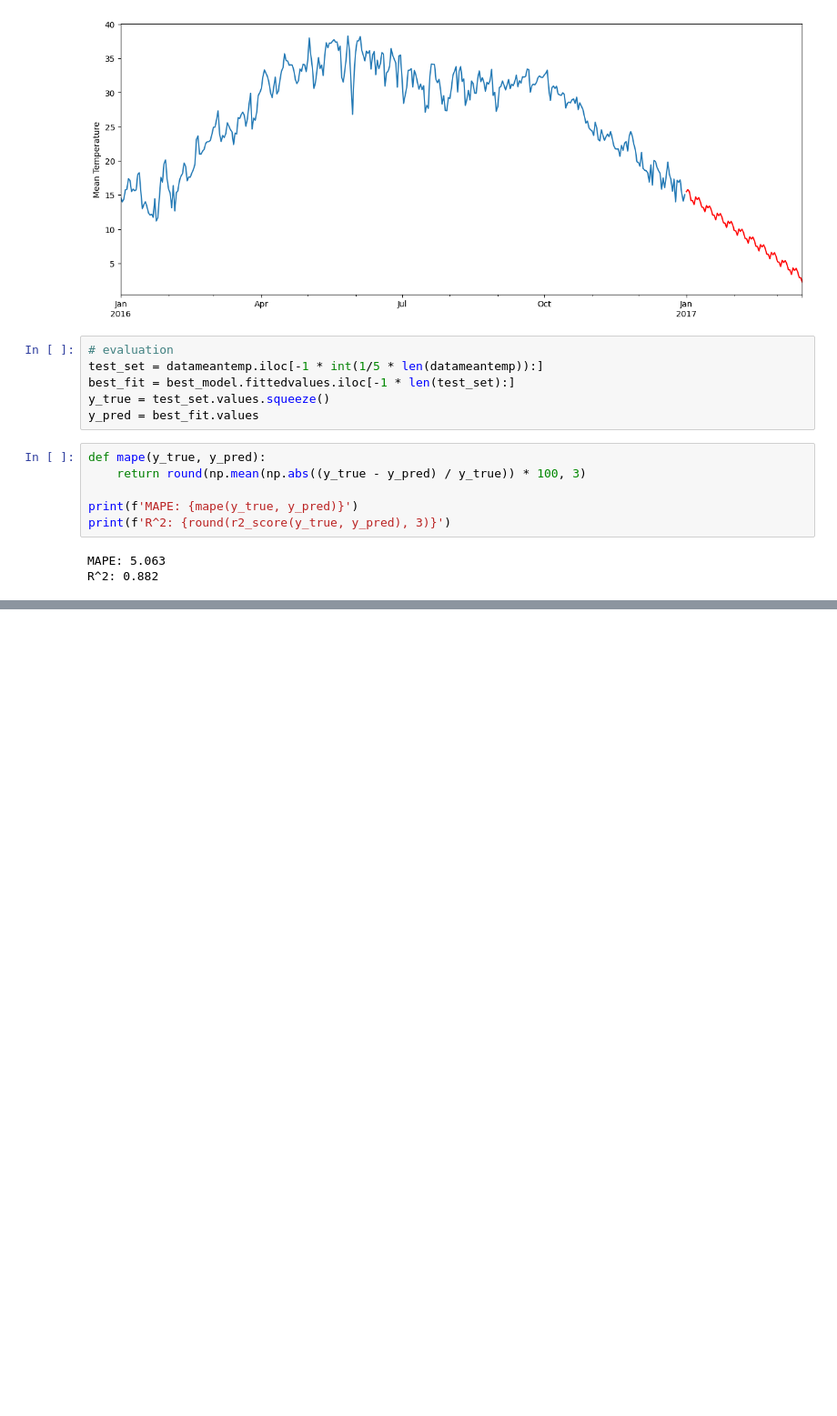
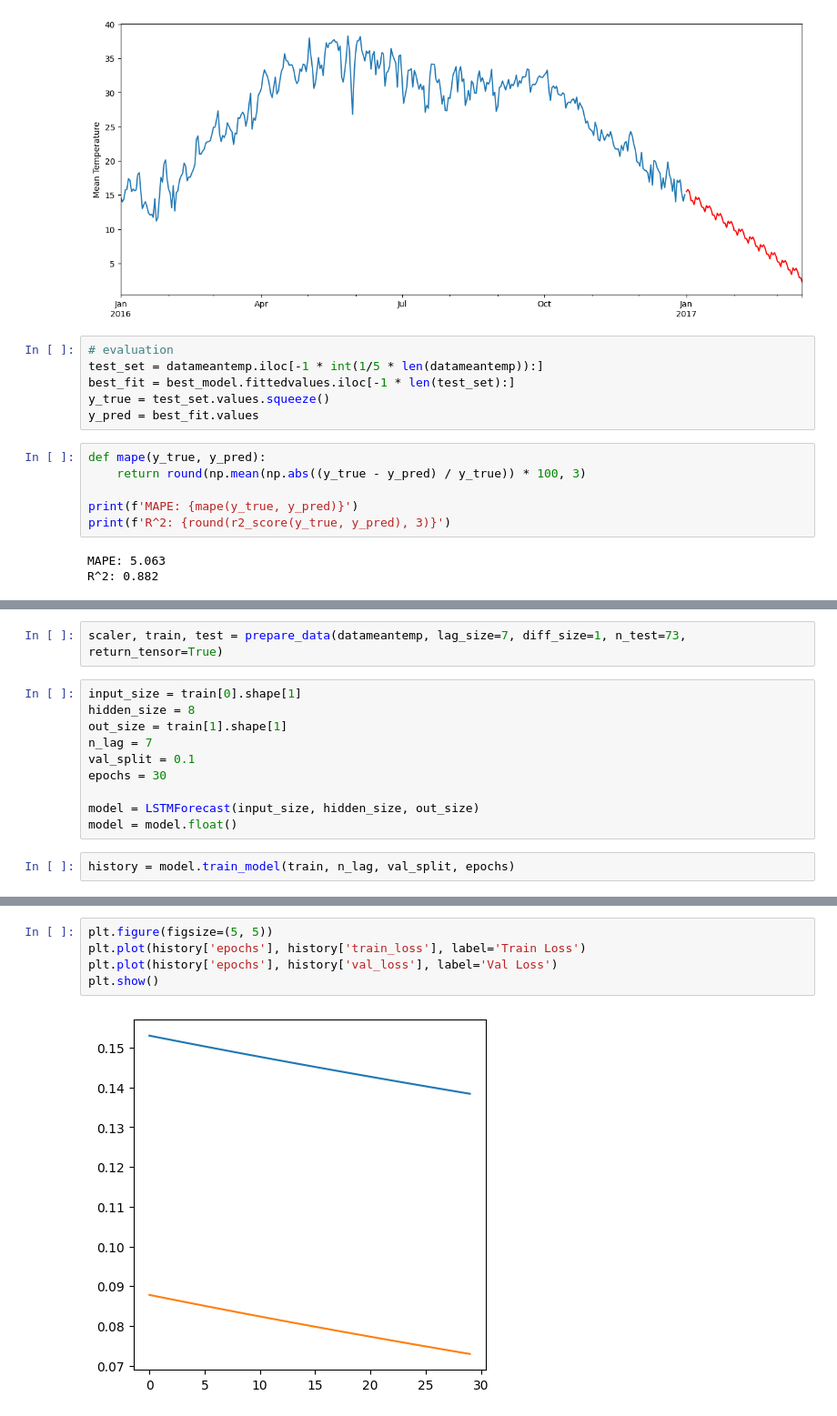
Before and after one commit to fhrzn/sml-tech, a Jupyter notebook: Tasks/Task 1 - Time Series/smlt-01-time-series.ipynb, the cells around one changed output, grey strips where cells are left out. Shown at 91% size. Saved outputs shown, nothing was run; the diff lists cells and outputs as text; blank space fills up the shorter version.

Commit message:
add LSTM model. need to code predict function

```diff
--- a/Tasks/Task 1 - Time Series/smlt-01-time-series.ipynb
+++ b/Tasks/Task 1 - Time Series/smlt-01-time-series.ipynb
@@ -247,0 +393,14 @@ R^2: 0.882
+# %%
+scaler, train, test = prepare_data(datameantemp, lag_size=7, diff_size=1, n_test=73, return_tensor=True)
+# %%
+input_size = train[0].shape[1]
+hidden_size = 8
+out_size = train[1].shape[1]
+n_lag = 7
+val_split = 0.1
+epochs = 30
+
+model = LSTMForecast(input_size, hidden_size, out_size)
+model = model.float()
+# %%
+history = model.train_model(train, n_lag, val_split, epochs)
@@ -247,0 +425,7 @@ R^2: 0.882
+# %%
+plt.figure(figsize=(5, 5))
+plt.plot(history['epochs'], history['train_loss'], label='Train Loss')
+plt.plot(history['epochs'], history['val_loss'], label='Val Loss')
+plt.show()
+# %% [output]
+[figure, added]
```
Also changed, not shown: parts of 5 cells of this notebook.
